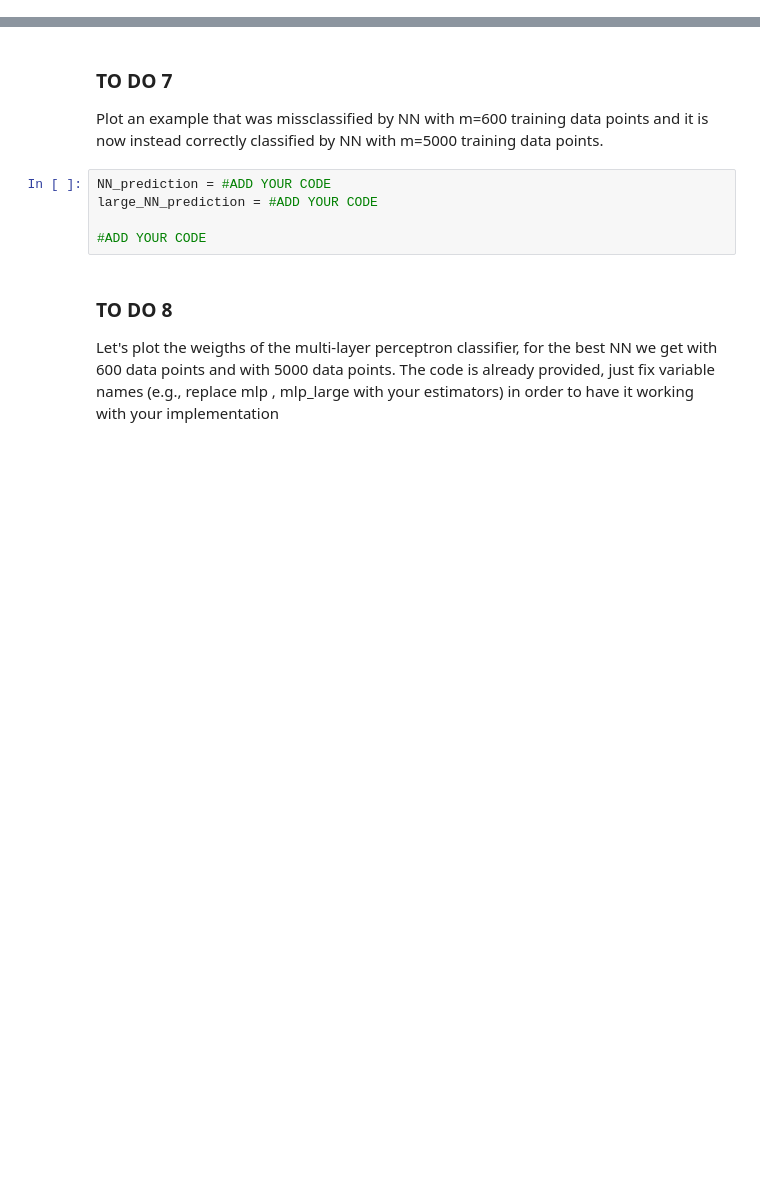
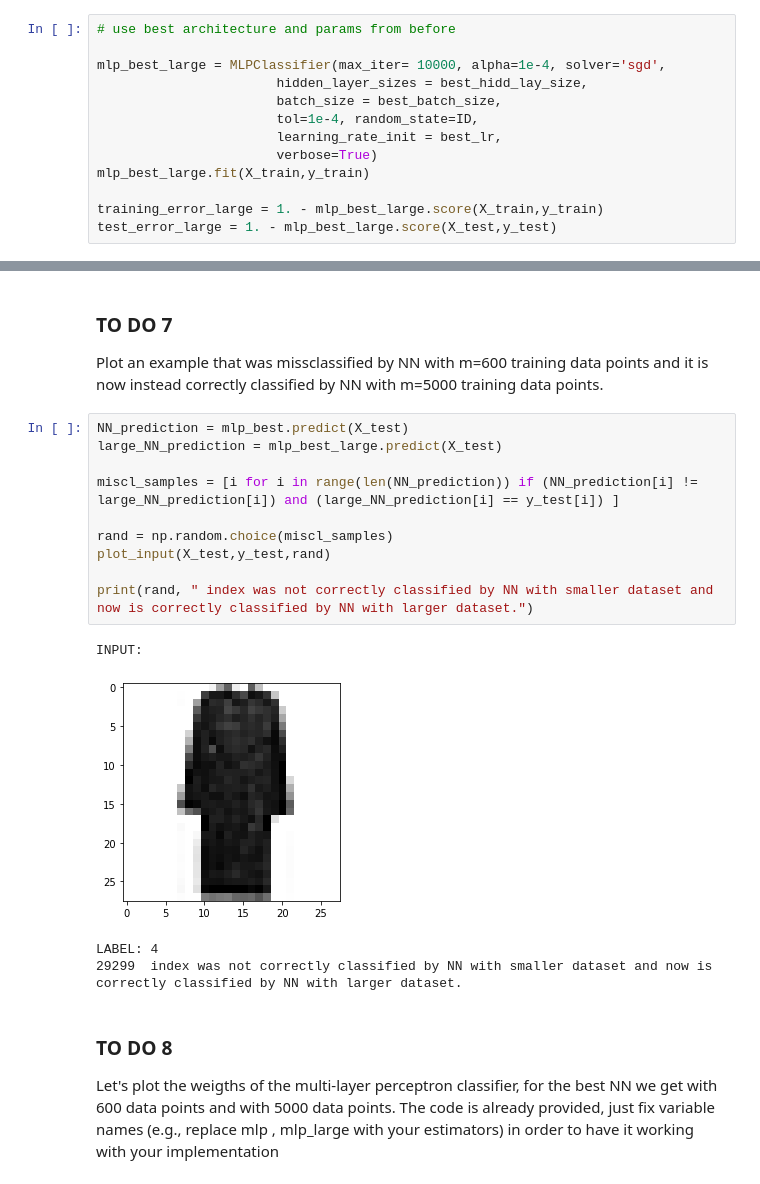
Before and after one commit to andrybicio/ML, a Jupyter notebook: LAB3/ANDREA_NICOLAI_Clothes_classification_with_NN.ipynb, the cells around one changed output, grey strips where cells are left out. Cells and saved outputs as stored; diff of their text form; blank space fills up the shorter version.

```diff
--- a/LAB3/ANDREA_NICOLAI_Clothes_classification_with_NN.ipynb
+++ b/LAB3/ANDREA_NICOLAI_Clothes_classification_with_NN.ipynb
@@ -234,3 +370,16 @@ print("Frequencies in training dataset: ", freqs)
 ## TO DO 5
 
 Now train the NNs with the added data points using the optimum parameters found above. Eventually, feel free to try different architectures if you like. We suggest that you use 'verbose=True' so have an idea of how long it takes to run 1 iteration (eventually reduce also the number of iterations to 50).
+# %%
+# use best architecture and params from before
+
+mlp_best_large = MLPClassifier(max_iter= 10000, alpha=1e-4, solver='sgd',
+                       hidden_layer_sizes = best_hidd_lay_size,
+                       batch_size = best_batch_size,
+                       tol=1e-4, random_state=ID,
+                       learning_rate_init = best_lr,
+                       verbose=True)
+mlp_best_large.fit(X_train,y_train)
+
+training_error_large = 1. - mlp_best_large.score(X_train,y_train)
+test_error_large = 1. - mlp_best_large.score(X_test,y_test)
@@ -252,11 +419,21 @@ Compare the train and test errors you got with a large number of samples with th
 ### TO DO 7
 
 Plot an example that was missclassified by NN with m=600 training data points and it is now instead correctly classified by NN with m=5000 training data points.
-# %%
-NN_prediction = #ADD YOUR CODE
-large_NN_prediction = #ADD YOUR CODE
-
-#ADD YOUR CODE
+# %%
+NN_prediction = mlp_best.predict(X_test)
+large_NN_prediction = mlp_best_large.predict(X_test)
+
+miscl_samples = [i for i in range(len(NN_prediction)) if (NN_prediction[i] != large_NN_prediction[i]) and (large_NN_prediction[i] == y_test[i]) ]
+
+rand = np.random.choice(miscl_samples)
+plot_input(X_test,y_test,rand)
+
+print(rand, " index was not correctly classified by NN with smaller dataset and now is correctly classified by NN with larger dataset.")
+# %% [output]
+INPUT:
+[figure, added]
+LABEL: 4
+29299  index was not correctly classified by NN with smaller dataset and now is correctly classified by NN with larger dataset.
 # %% [markdown]
 ### TO DO 8
 
```
Also changed, not shown: parts of 17 cells of this notebook.
